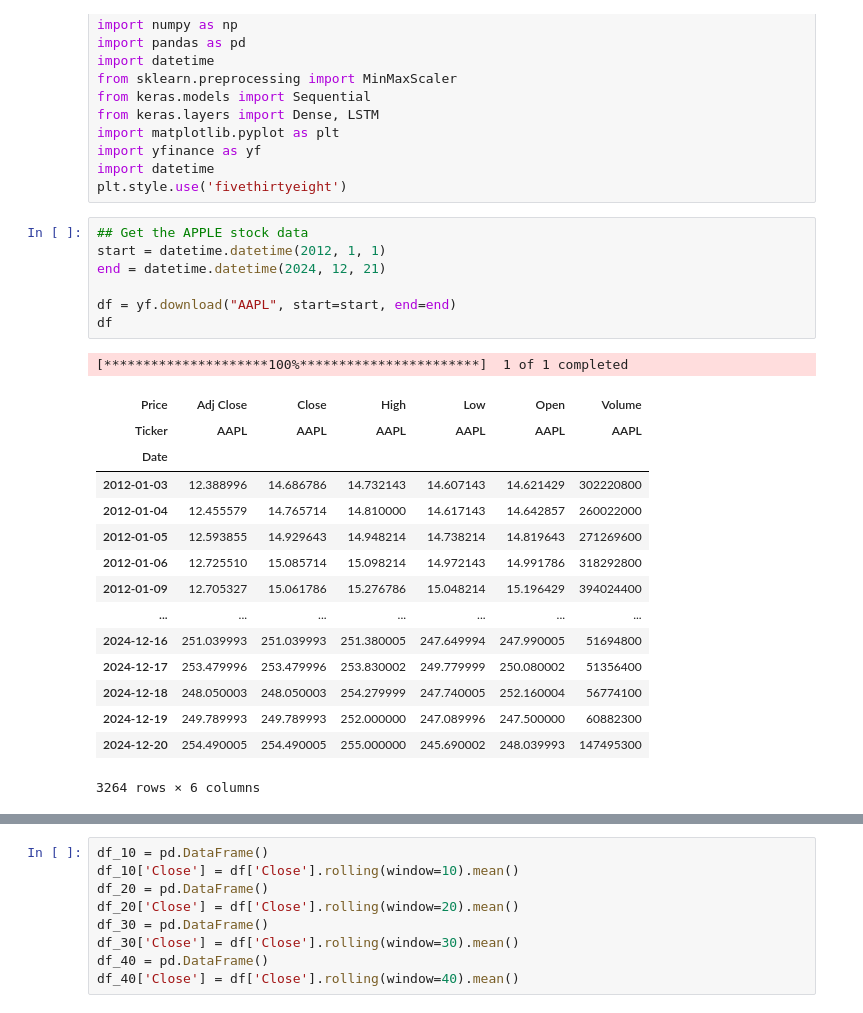
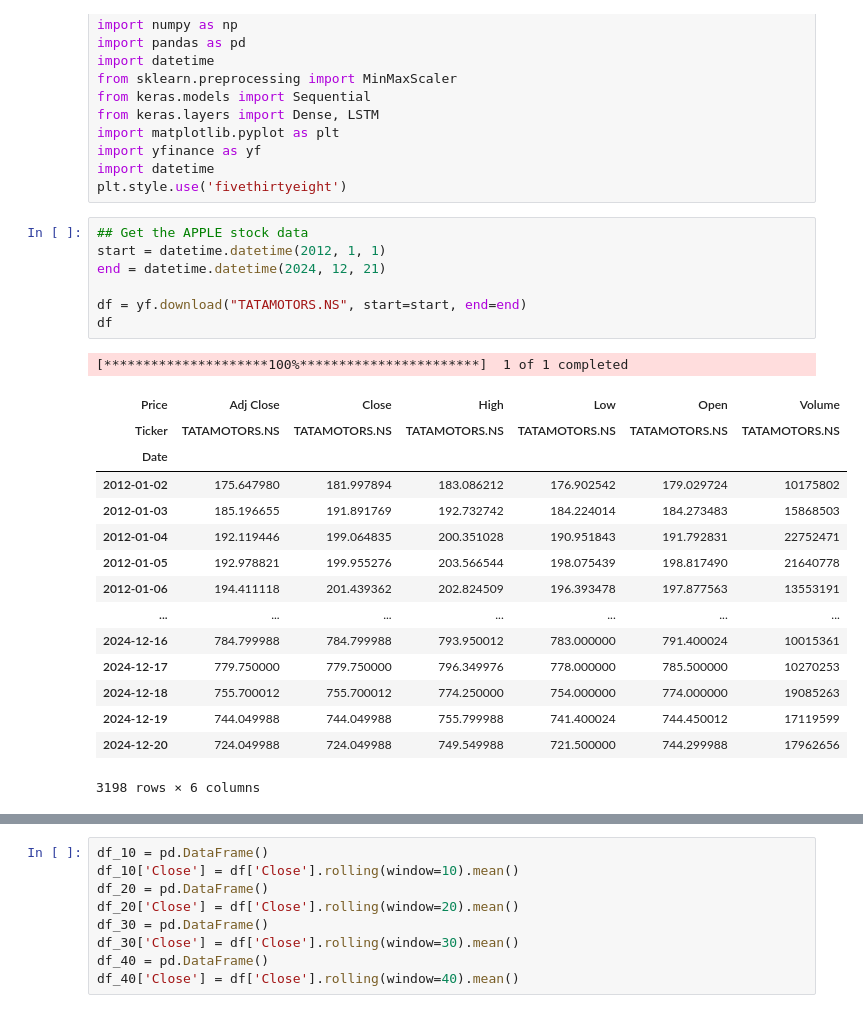
Before and after one commit to rameezrajam/Backup-Server-Script, a Jupyter notebook: Stock_Price_Prediction_Project.ipynb, the cells around one changed output, grey strips where cells are left out. Drawn from its saved outputs; the diff is of its cells as text.

```diff
--- a/Stock_Price_Prediction_Project.ipynb
+++ b/Stock_Price_Prediction_Project.ipynb
@@ -19,27 +19,27 @@ plt.style.use('fivethirtyeight')
 # %%
 ## Get the APPLE stock data
 start = datetime.datetime(2012, 1, 1)
 end = datetime.datetime(2024, 12, 21)
 
-df = yf.download("AAPL", start=start, end=end)
+df = yf.download("TATAMOTORS.NS", start=start, end=end)
 df
 # %% [output]
 [*********************100%***********************]  1 of 1 completed
 | Price | Adj Close | Close | High | Low | Open | Volume |
-| Ticker | AAPL | AAPL | AAPL | AAPL | AAPL | AAPL |
+| Ticker | TATAMOTORS.NS | TATAMOTORS.NS | TATAMOTORS.NS | TATAMOTORS.NS | TATAMOTORS.NS | TATAMOTORS.NS |
 | Date |  |  |  |  |  |  |
-| 2012-01-03 | 12.388996 | 14.686786 | 14.732143 | 14.607143 | 14.621429 | 302220800 |
-| 2012-01-04 | 12.455579 | 14.765714 | 14.810000 | 14.617143 | 14.642857 | 260022000 |
-| 2012-01-05 | 12.593855 | 14.929643 | 14.948214 | 14.738214 | 14.819643 | 271269600 |
-| 2012-01-06 | 12.725510 | 15.085714 | 15.098214 | 14.972143 | 14.991786 | 318292800 |
-| 2012-01-09 | 12.705327 | 15.061786 | 15.276786 | 15.048214 | 15.196429 | 394024400 |
+| 2012-01-02 | 175.647980 | 181.997894 | 183.086212 | 176.902542 | 179.029724 | 10175802 |
+| 2012-01-03 | 185.196655 | 191.891769 | 192.732742 | 184.224014 | 184.273483 | 15868503 |
+| 2012-01-04 | 192.119446 | 199.064835 | 200.351028 | 190.951843 | 191.792831 | 22752471 |
+| 2012-01-05 | 192.978821 | 199.955276 | 203.566544 | 198.075439 | 198.817490 | 21640778 |
+| 2012-01-06 | 194.411118 | 201.439362 | 202.824509 | 196.393478 | 197.877563 | 13553191 |
 | ... | ... | ... | ... | ... | ... | ... |
-| 2024-12-16 | 251.039993 | 251.039993 | 251.380005 | 247.649994 | 247.990005 | 51694800 |
-| 2024-12-17 | 253.479996 | 253.479996 | 253.830002 | 249.779999 | 250.080002 | 51356400 |
-| 2024-12-18 | 248.050003 | 248.050003 | 254.279999 | 247.740005 | 252.160004 | 56774100 |
-| 2024-12-19 | 249.789993 | 249.789993 | 252.000000 | 247.089996 | 247.500000 | 60882300 |
-| 2024-12-20 | 254.490005 | 254.490005 | 255.000000 | 245.690002 | 248.039993 | 147495300 |
+| 2024-12-16 | 784.799988 | 784.799988 | 793.950012 | 783.000000 | 791.400024 | 10015361 |
+| 2024-12-17 | 779.750000 | 779.750000 | 796.349976 | 778.000000 | 785.500000 | 10270253 |
+| 2024-12-18 | 755.700012 | 755.700012 | 774.250000 | 754.000000 | 774.000000 | 19085263 |
+| 2024-12-19 | 744.049988 | 744.049988 | 755.799988 | 741.400024 | 744.450012 | 17119599 |
+| 2024-12-20 | 724.049988 | 724.049988 | 749.549988 | 721.500000 | 744.299988 | 17962656 |
-3264 rows × 6 columns
+3198 rows × 6 columns
 # %%
 print(df.head())
 print(df.shape)
```
Also changed, not shown: parts of 13 cells of this notebook.
